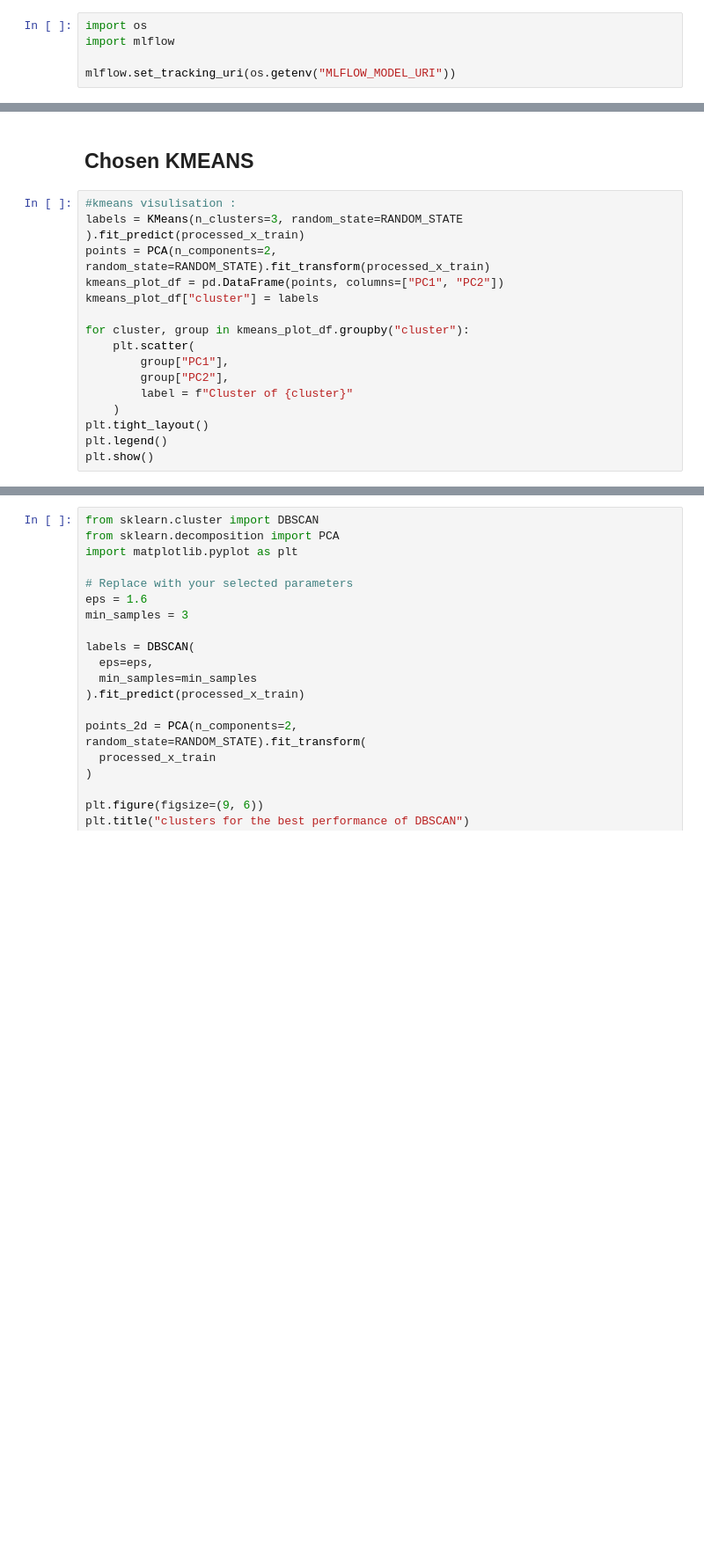
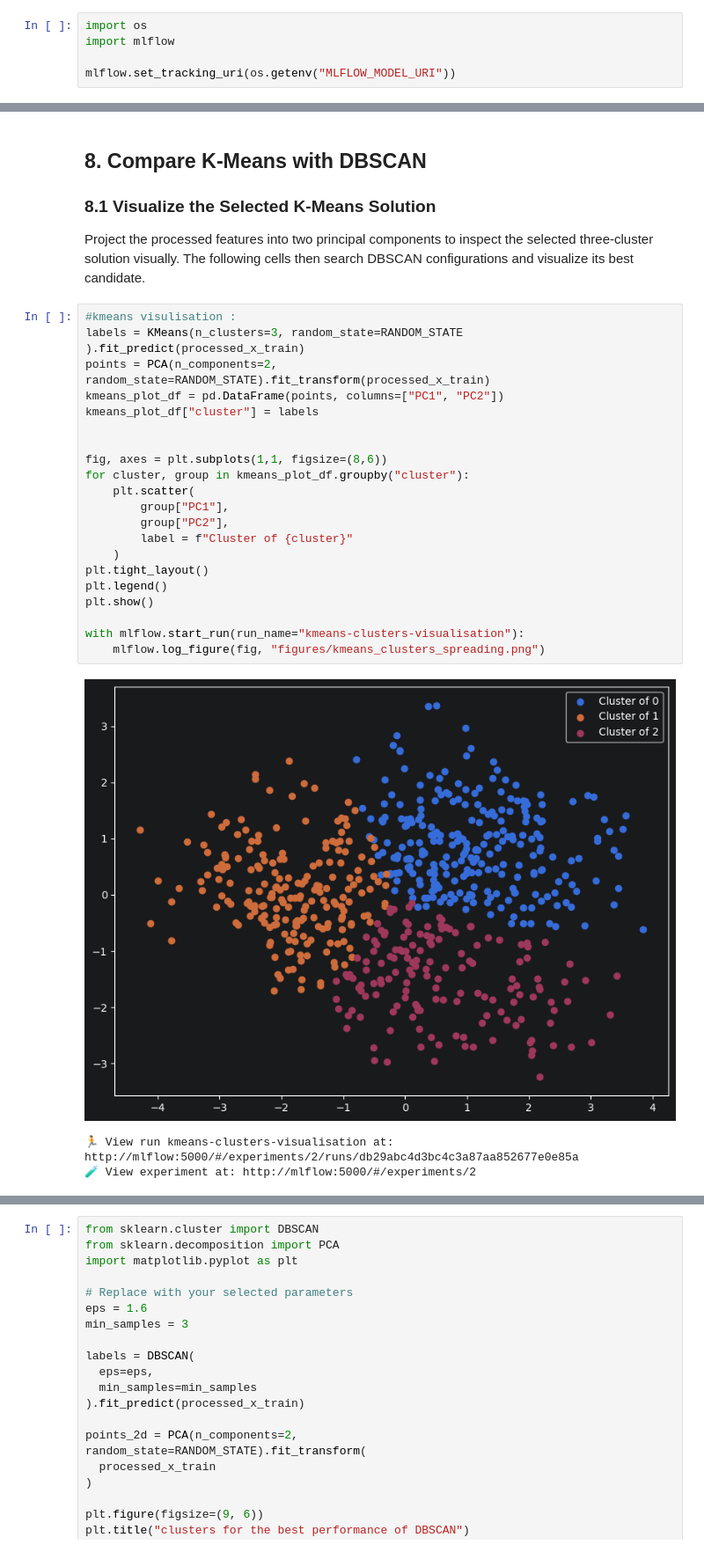
Before and after one commit to amineelhailaa/DiaPredict, a Jupyter notebook: notebooks/step1.ipynb, the cells around one changed output, grey strips where cells are left out. Shown at 88% size. Cells and saved outputs as stored; diff of their text form; blank space fills up the shorter version.

```diff
--- a/notebooks/step1.ipynb
+++ b/notebooks/step1.ipynb
@@ -502,21 +547,34 @@ using kmeans i see clearly that  there is tiny imporvement after k=3 , in the sa
 # %% [markdown]
-## Chosen KMEANS
+## 8. Compare K-Means with DBSCAN
+
+### 8.1 Visualize the Selected K-Means Solution
+
+Project the processed features into two principal components to inspect the selected three-cluster solution visually. The following cells then search DBSCAN configurations and visualize its best candidate.
 # %%
 #kmeans visulisation :
 labels = KMeans(n_clusters=3, random_state=RANDOM_STATE ).fit_predict(processed_x_train)
 points = PCA(n_components=2, random_state=RANDOM_STATE).fit_transform(processed_x_train)
 kmeans_plot_df = pd.DataFrame(points, columns=["PC1", "PC2"])
 kmeans_plot_df["cluster"] = labels
 
+
+fig, axes = plt.subplots(1,1, figsize=(8,6))
 for cluster, group in kmeans_plot_df.groupby("cluster"):
     plt.scatter(
         group["PC1"],
         group["PC2"],
         label = f"Cluster of {cluster}"
     )
 plt.tight_layout()
 plt.legend()
 plt.show()
+
+with mlflow.start_run(run_name="kmeans-clusters-visualisation"):
+    mlflow.log_figure(fig, "figures/kmeans_clusters_spreading.png")
+# %% [output]
+[figure, added]
+🏃 View run kmeans-clusters-visualisation at: http://mlflow:5000/#/experiments/2/runs/db29abc4d3bc4c3a87aa852677e0e85a
+🧪 View experiment at: http://mlflow:5000/#/experiments/2
 # %%
 from sklearn.cluster import DBSCAN
 from sklearn.metrics import silhouette_score
```
Also changed, not shown: parts of 31 cells of this notebook.
